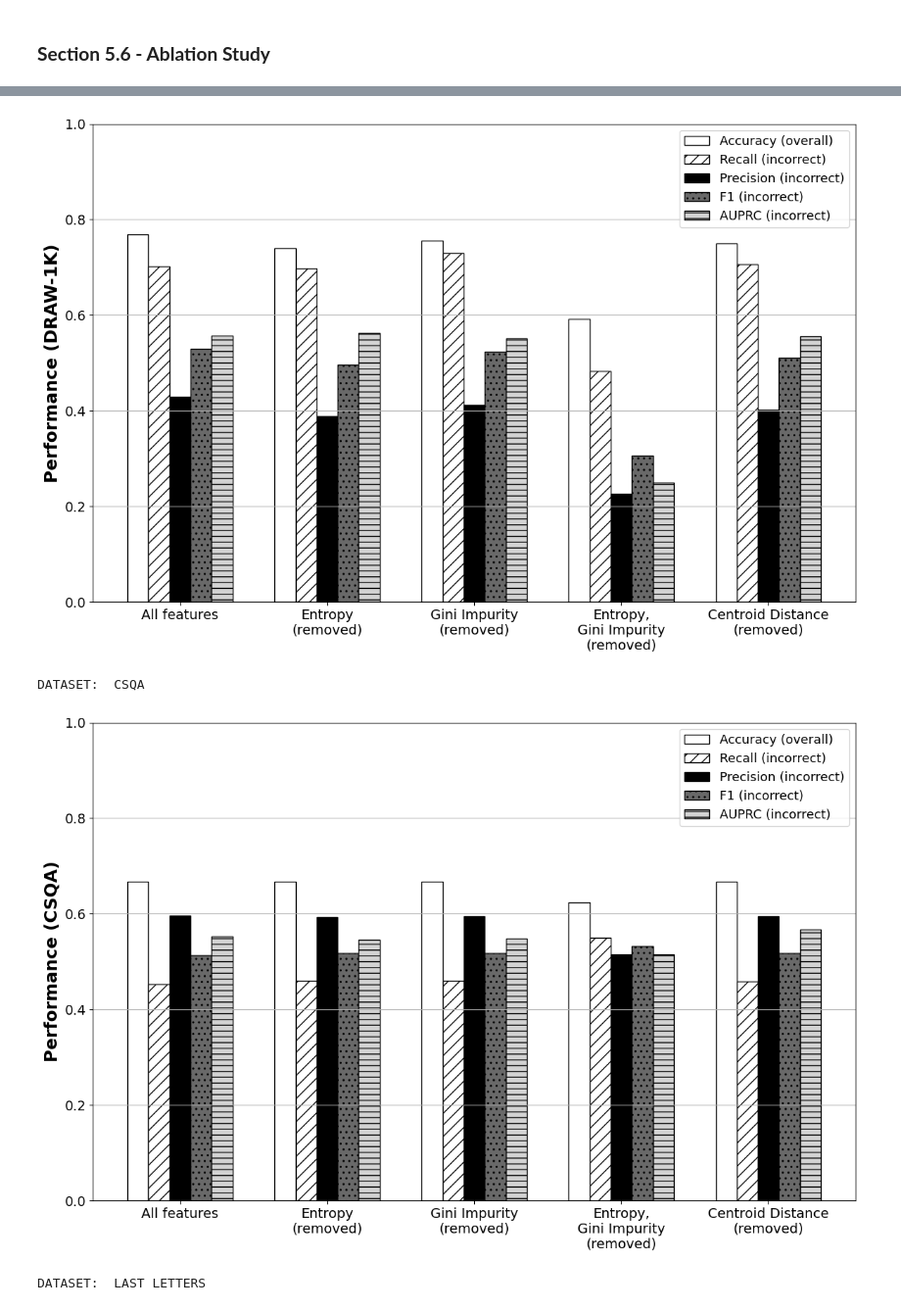
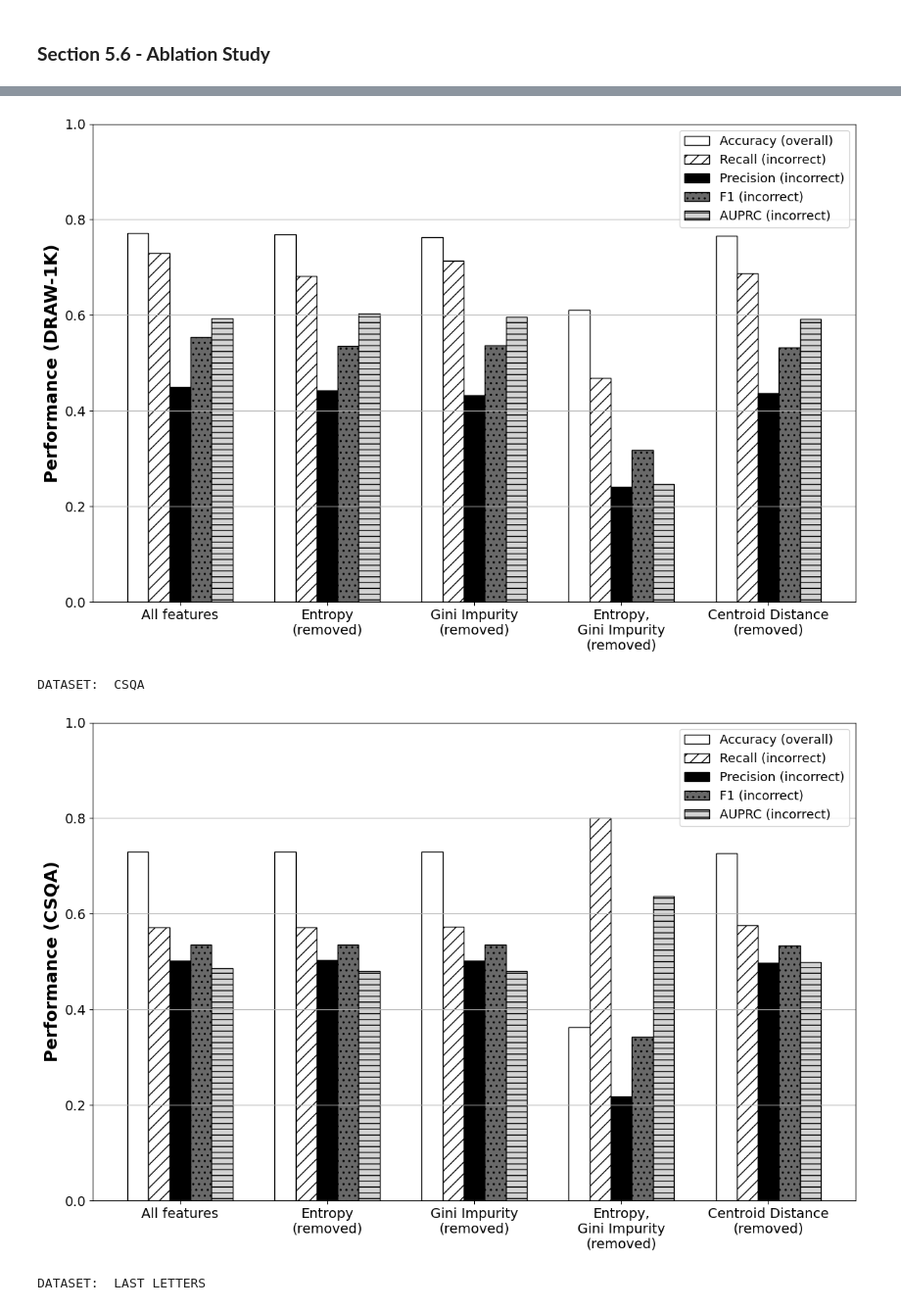
Before and after one commit to lab-v2/diversity_measures, a Jupyter notebook: scripts/analysis/ablation_test.ipynb, the cells around one changed output, grey strips where cells are left out. Shown at 98% size. Drawn from its saved outputs; the diff is of its cells as text; code cells hidden in the pictures.

Commit message:
feat: ran charts.

```diff
--- a/scripts/analysis/ablation_test.ipynb
+++ b/scripts/analysis/ablation_test.ipynb
@@ -313,33 +311,33 @@ def create_classifier(remaining_feats):
     )
 # %%
 for file_path, cache_file_path, dataset in [
-    # ('../../data/machine-learning/draw/draw-T0.7.jsonl', '../../cache/ablation/draw/draw-T0.7.jsonl', 'DRAW-1K'),
-    # ('../../data/machine-learning/csqa/csqa-T0.7.jsonl', '../../cache/ablation/csqa/csqa-T0.7.jsonl', 'CSQA'),
-    # ('../../data/machine-learning/last_letters/last_letters-T0.7.jsonl', '../../cache/ablation/last_letters/last_letters-T0.7.jsonl', 'LAST LETTERS'),
-    ('../../data/machine-learning/svamp/svamp-T0.7.jsonl', '../../cache/ablation/svamp/svamp-T0.7.jsonl', 'SVAMP'),
-    ('../../data/machine-learning/stqa/stqa-T0.7.jsonl', '../../cache/ablation/stqa/stqa-T0.7.jsonl', 'STRATEGYQA'),
+    ('../../data/machine-learning/base-T0.7/draw.jsonl', '../../cache/ablation/base-T0.7/draw.jsonl', 'DRAW-1K'),
+    ('../../data/machine-learning/base-T0.7/csqa.jsonl', '../../cache/ablation/base-T0.7/csqa.jsonl', 'CSQA'),
+    ('../../data/machine-learning/base-T0.7/last_letters.jsonl', '../../cache/ablation/base-T0.7/last_letters.jsonl', 'LAST LETTERS'),
+    ('../../data/machine-learning/base-T0.7/svamp.jsonl', '../../cache/ablation/base-T0.7/svamp.jsonl', 'SVAMP'),
+    ('../../data/machine-learning/base-T0.7/strategyQA.jsonl', '../../cache/ablation/base-T0.7/strategyQA.jsonl', 'STRATEGYQA'),
 
 ]:
     print('DATASET: ', dataset)
     data = pd.read_json(file_path, lines=True)
     data_x = data[ATTRIBUTES]
     data_y = data[CLASS]
 
     ml_exploration = MLExploration(
         data_x=data_x, data_y=data_y, output_file_path=cache_file_path
     )
 
     ml_exploration.explore_model(
         clf_func=create_classifier,
         sampler=RandomOverSampler(random_state=0),
         exclude_combinations=exclude_features
     )
 
     # Plot summary after exploring all combinations for the current dataset
     ml_exploration.plot_summary(dataset)
 # %% [output]
 DATASET:  DRAW-1K
-[figure, old version]
+[figure, new version]
 DATASET:  CSQA
-[figure, old version]
+[figure, new version]
 DATASET:  LAST LETTERS
```
Also changed, not shown: parts of 2 cells of this notebook, 13 other files.
